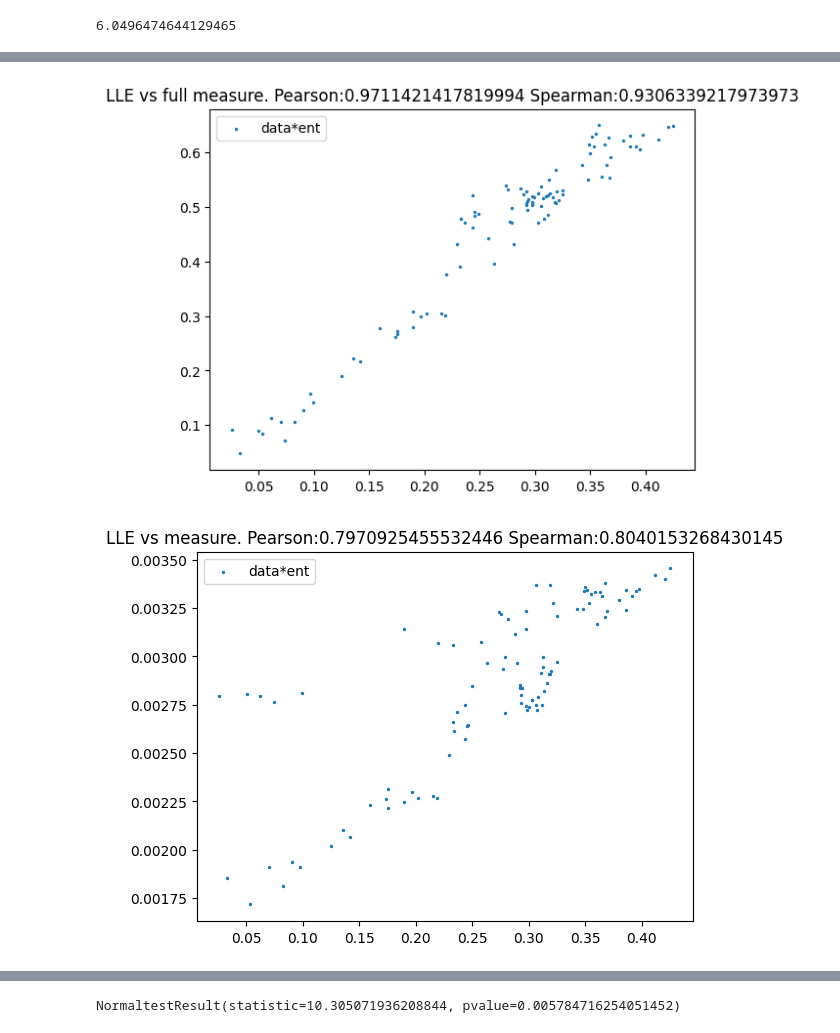
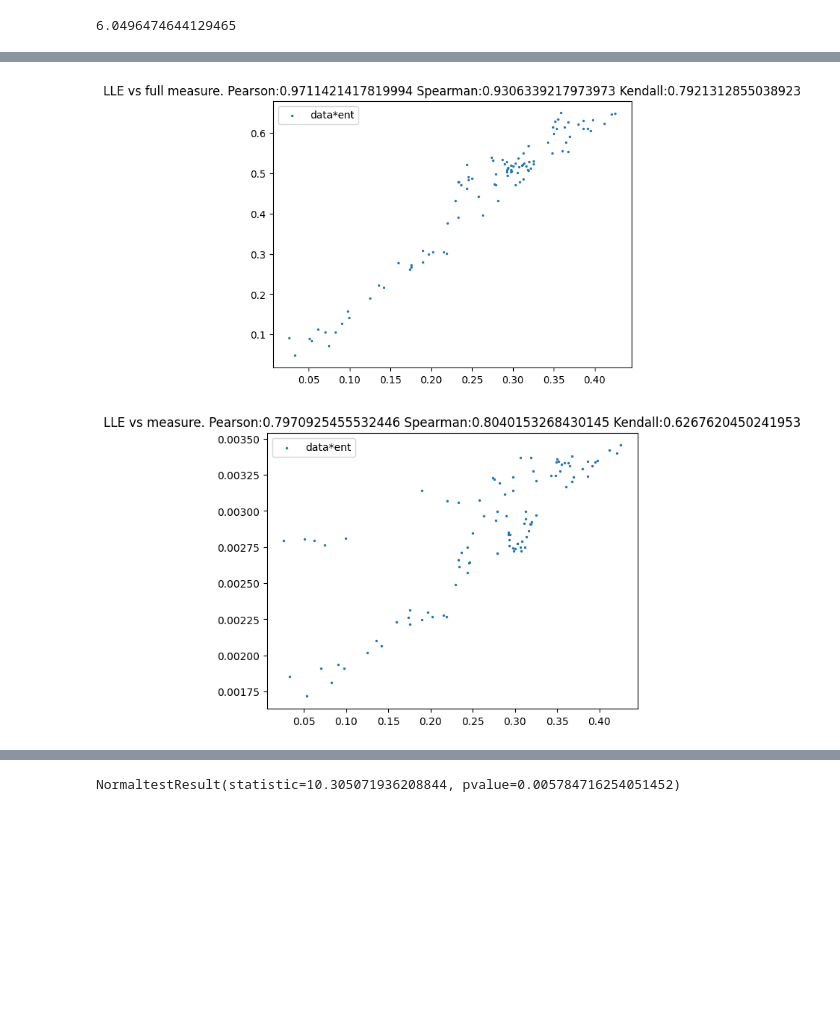
Before and after one commit to colinstephen/topological_divergences, a Jupyter notebook: chapter_figures.ipynb, the cells around one changed output, grey strips where cells are left out. Saved outputs shown, nothing was run; the diff lists cells and outputs as text; code cells hidden in the pictures; blank space fills up the shorter version.

Commit message:
new measure of LLE

```diff
--- a/chapter_figures.ipynb
+++ b/chapter_figures.ipynb
@@ -470,57 +470,61 @@ henon_lces = henon_lces.flatten()
 
 pearsonr = stats.pearsonr(henon_lces[::5][idx], 4**henon_entropies[idx]*4**data[:,1][idx]/tree_lengths[idx])
 spearmanr = stats.spearmanr(henon_lces[::5][idx], 4**henon_entropies[idx]*4**data[:,1][idx]/tree_lengths[idx])
+kendalltau = stats.kendalltau(henon_lces[::5][idx], 4**henon_entropies[idx]*4**data[:,1][idx]/tree_lengths[idx])
 # print(idx)
 # plt.scatter(henon_lces[::5][idx], 4**data[:,1][idx], s=2, label="data")
 plt.scatter(henon_lces[::5][idx], 4**henon_entropies[idx]*4**data[:,1][idx]/tree_lengths[idx], s=2, label="data*ent")
 # plt.scatter(henon_lces[::5][idx], 4**henon_entropies[idx], s=2, label="ent")
 plt.legend()
-plt.title(f"LLE vs full measure. Pearson:{pearsonr[0]} Spearman:{spearmanr[0]}")
+plt.title(f"LLE vs full measure. Pearson:{pearsonr[0]} Spearman:{spearmanr[0]} Kendall:{kendalltau[0]}")
 plt.show()
 
 pearsonr4 = stats.pearsonr(henon_lces[::5][idx], 4**data[:,1][idx]/tree_lengths[idx])
 spearmanr4 = stats.spearmanr(henon_lces[::5][idx], 4**data[:,1][idx]/tree_lengths[idx])
+kendalltau4 = stats.kendalltau(henon_lces[::5][idx], 4**data[:,1][idx]/tree_lengths[idx])
 # print(idx)
 # plt.scatter(henon_lces[::5][idx], 4**data[:,1][idx], s=2, label="data")
 plt.scatter(henon_lces[::5][idx], 4**data[:,1][idx]/tree_lengths[idx], s=2, label="data*ent")
 # plt.scatter(henon_lces[::5][idx], 4**henon_entropies[idx], s=2, label="ent")
 plt.legend()
-plt.title(f"LLE vs measure. Pearson:{pearsonr4[0]} Spearman:{spearmanr4[0]}")
+plt.title(f"LLE vs measure. Pearson:{pearsonr4[0]} Spearman:{spearmanr4[0]} Kendall:{kendalltau4[0]}")
 plt.show()
 
 pearsonr2 = stats.pearsonr(4**henon_entropies[idx], 4**data[:,1][idx]/tree_lengths[idx])
 spearmanr2 = stats.spearmanr(4**henon_entropies[idx], 4**data[:,1][idx]/tree_lengths[idx])
+kendalltau2 = stats.kendalltau(4**henon_entropies[idx], 4**data[:,1][idx]/tree_lengths[idx])
 # print(idx)
 # plt.scatter(henon_lces[::5][idx], 4**data[:,1][idx], s=2, label="data")
 plt.scatter(4**henon_entropies[idx], 4**data[:,1][idx]/tree_lengths[idx], s=2, label="data*ent")
 # plt.scatter(henon_lces[::5][idx], 4**henon_entropies[idx], s=2, label="ent")
 plt.legend()
-plt.title(f"Entropy vs measure. Pearson:{pearsonr2[0]} Spearman:{spearmanr2[0]}")
+plt.title(f"Entropy vs measure. Pearson:{pearsonr2[0]} Spearman:{spearmanr2[0]} Kendall:{kendalltau2[0]}")
 plt.show()
 
 pearsonr3 = stats.pearsonr(henon_lces[::5][idx], 4**henon_entropies[idx])
 spearmanr3 = stats.spearmanr(henon_lces[::5][idx], 4**henon_entropies[idx])
+kendalltau3 = stats.kendalltau(henon_lces[::5][idx], 4**henon_entropies[idx])
 # print(idx)
 # plt.scatter(henon_lces[::5][idx], 4**data[:,1][idx], s=2, label="data")
 plt.scatter(henon_lces[::5][idx], 4**henon_entropies[idx], s=2, label="data*ent")
 # plt.scatter(henon_lces[::5][idx], 4**henon_entropies[idx], s=2, label="ent")
 plt.legend()
-plt.title(f"LLE vs entropy. Pearson:{pearsonr3[0]} Spearman:{spearmanr3[0]}")
+plt.title(f"LLE vs entropy. Pearson:{pearsonr3[0]} Spearman:{spearmanr3[0]} Kendall:{kendalltau3[0]}")
 plt.show()
 
 
 plt.plot(data[idx,0], data[idx,1]**2, lw=0.7, label="data")
 plt.plot(data[idx,0], henon_entropies[idx], lw=0.7, label="ent")
 plt.plot(data[idx,0], data[idx,1]**2*henon_entropies[idx], lw=0.7, label="data*ent")
 plt.plot(data[idx,0], henon_entropies[idx]**data[idx,1], lw=0.7, label="ent-data")
 plt.legend()
 plt.show()
 
 plt.plot(data[:,0], 4**data[:,1]*4**henon_entropies[:]/tree_lengths[:], lw=0.7, label="full measure")
 plt.plot(data[:,0], henon_entropies[:]/7, lw=0.7, label="ent")
 plt.title("Most highly correlated measure")
 plt.legend()
 plt.show()
 # %% [output]
-[figure, old version]
+[figure, new version]
-[figure, old version]
+[figure, new version]
```
Also changed, not shown: parts of 1 cell of this notebook.
